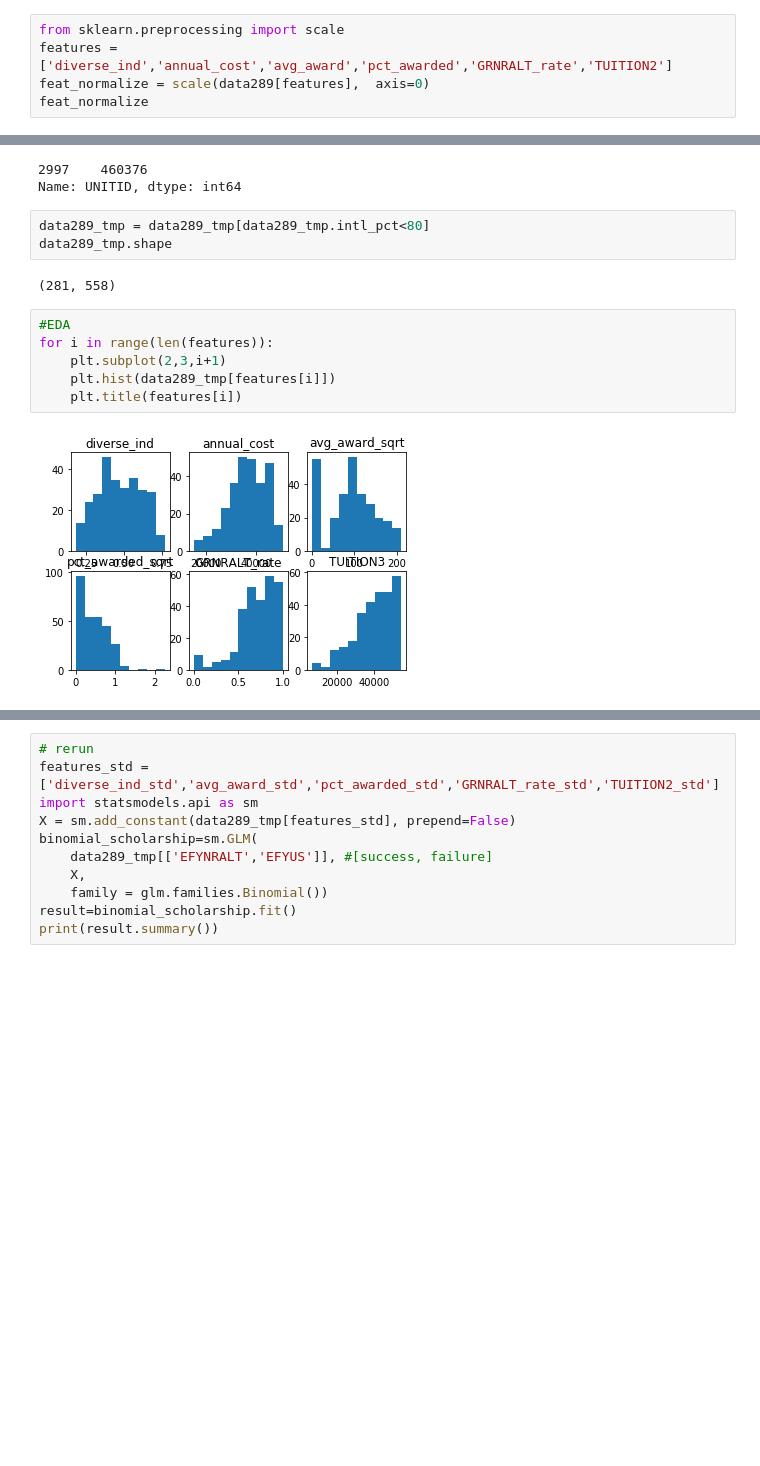
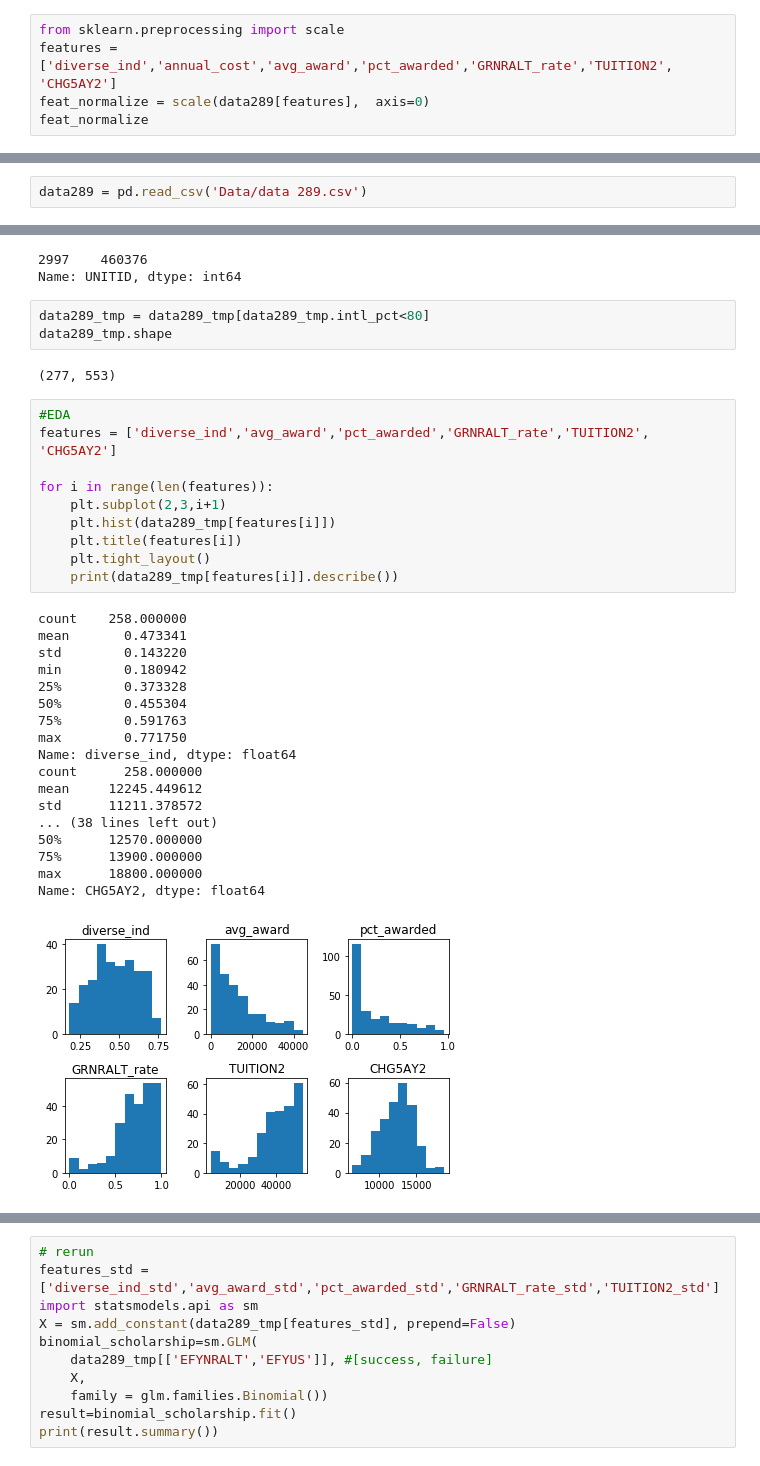
Before and after one commit to nina-xu/Insight_ScholarShip, a Jupyter notebook: Modeling for institutions.ipynb, the cells around one changed output, grey strips where cells are left out. Saved outputs shown, nothing was run; the diff lists cells and outputs as text; blank space fills up the shorter version.

```diff
--- a/Modeling for institutions.ipynb
+++ b/Modeling for institutions.ipynb
@@ -444,7 +443,7 @@ data289.loc[:, 'avg_award_sqrt'] = avg_award_sqrt
 [figure]
 # %%
 from sklearn.preprocessing import scale
-features = ['diverse_ind','annual_cost','avg_award','pct_awarded','GRNRALT_rate','TUITION2']
+features = ['diverse_ind','annual_cost','avg_award','pct_awarded','GRNRALT_rate','TUITION2', 'CHG5AY2']
 feat_normalize = scale(data289[features],  axis=0)
 feat_normalize
 # %% [output]
@@ -491,3 +470,5 @@ for i in range(len(features)):
+# %%
+data289 = pd.read_csv('Data/data 289.csv')
 # %%
 features_std = []
 for i in range(len(features)):
@@ -519,15 +500,36 @@ Name: UNITID, dtype: int64
 data289_tmp = data289_tmp[data289_tmp.intl_pct<80]
 data289_tmp.shape
 # %% [output]
-(281, 558)
+(277, 553)
 # %%
 #EDA
+features = ['diverse_ind','avg_award','pct_awarded','GRNRALT_rate','TUITION2', 'CHG5AY2']
+
 for i in range(len(features)):
     plt.subplot(2,3,i+1)
     plt.hist(data289_tmp[features[i]])
     plt.title(features[i])
+    plt.tight_layout()
+    print(data289_tmp[features[i]].describe())
 # %% [output]
+count    258.000000
+mean       0.473341
+std        0.143220
+min        0.180942
+25%        0.373328
+50%        0.455304
+75%        0.591763
+max        0.771750
+Name: diverse_ind, dtype: float64
+count      258.000000
+mean     12245.449612
+std      11211.378572
+... (38 lines left out)
+50%      12570.000000
+75%      13900.000000
+max      18800.000000
+Name: CHG5AY2, dtype: float64
-[figure, old version]
+[figure, new version]
 # %%
 # remove % awarded that are > 1
 data289_tmp = data289_tmp[data289_tmp.pct_awarded<1]
```
Also changed, not shown: parts of 15 cells of this notebook, 4 other files.
